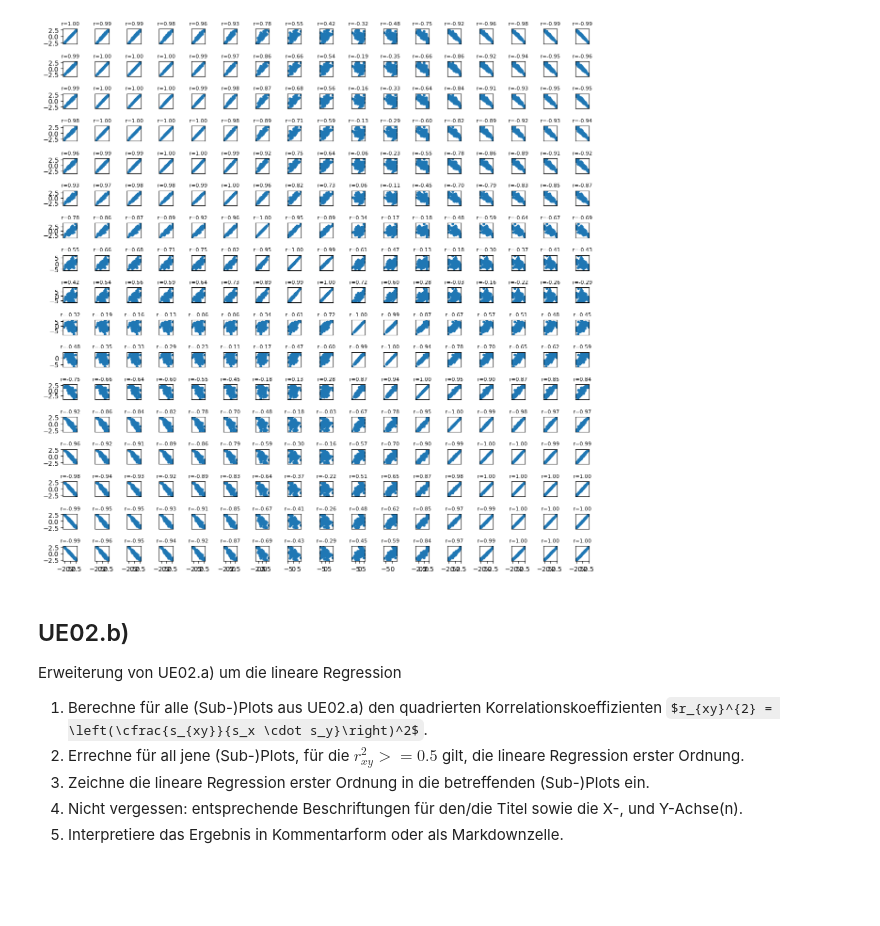
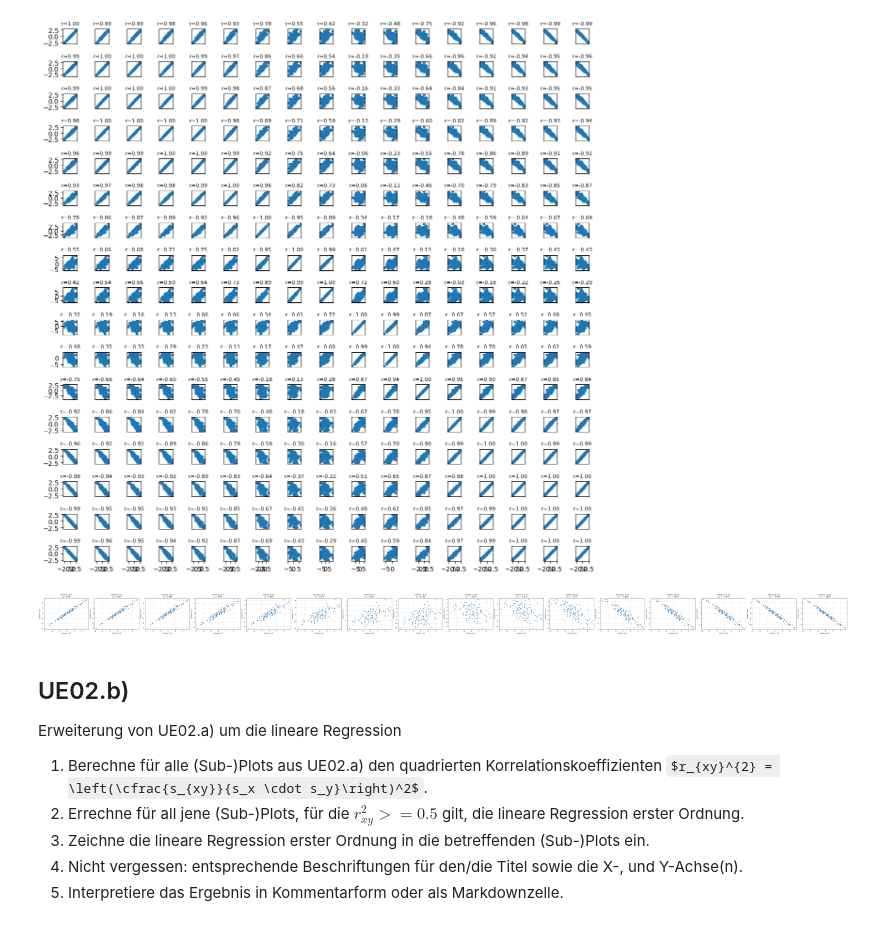
Before and after one commit to LuxAlexander/Daten-Statistik, a Jupyter notebook: U02/UE02.ipynb, the cells around one changed output. Saved outputs shown, nothing was run; the diff lists cells and outputs as text; code cells hidden in the pictures; some formulas as TeX source; blank space fills up the shorter version.

```diff
--- a/U02/UE02.ipynb
+++ b/U02/UE02.ipynb
@@ -28,7 +29,7 @@ Korrelationsanalyse der Merkmale des Datensatzes correlation.csv.
 # %%
 # Todo: UE02.a)
 # Load data
-correlation = np.loadtxt("correlation.csv", delimiter=",")
+correlation = np.genfromtxt('correlation.csv', delimiter=',')
 
 # Number of features
 n = correlation.shape[1]
@@ -62,6 +63,31 @@ plt.show()
 [figure]
 # %%
 # Gerne auch
+x_data = correlation[:, 0]  # Erster Spaltenvektor (X-Achse)
+y_columns = correlation[:, 1:]  # Restliche Spaltenvektoren
+num_plots = y_columns.shape[1] # Anzahl der Spalten (ohne erste Spalte)
+
+# 2. Erstellung der Figure mit Subplots
+fig, axes = plt.subplots(nrows=1, ncols=num_plots, figsize=(5 * num_plots, 4), constrained_layout=True)
+all_coef_sqr = np.zeros(num_plots) # fuer Aufgabe b
+for i in range(num_plots):
+    y_data = y_columns[:, i] # ausgehend von y_column (ohne erste Spalte)
+
+    # 3. Berechnung des Korrelationskoeffizienten
+    matrix = np.corrcoef(x_data, y_data)
+    r_xy = matrix[0, 1] # matrix ist 2x2 Matrix (1, r_xy, r_xy, 1)
+    all_coef_sqr[i] = r_xy**2
+    # Plots
+    axes[i].scatter(x_data, y_data, alpha=0.6, color='steelblue')
+
+    axes[i].set_title(f'Column 1 & {i+2}\n$r_{{xy}} = {r_xy:.3f}$')
+    axes[i].set_xlabel('Column 1 (X)')
+    axes[i].set_ylabel(f'Column {i+2} (Y)')
+    axes[i].grid(True, linestyle='--', alpha=0.7)
+
+plt.show()
+# %% [output]
+[figure, added]
 # %%
 # in mehreren
 # %%
```
Also changed, not shown: parts of 1 cell of this notebook.
